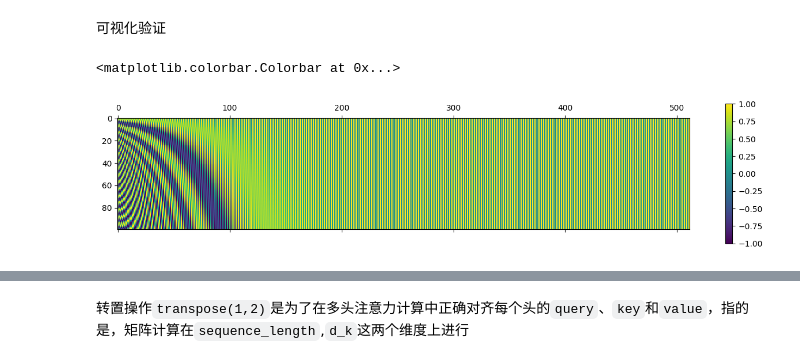
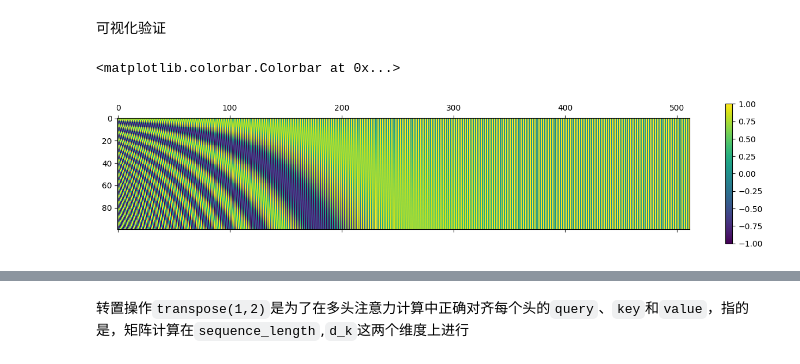
Before and after one commit to KevinLeeLiang/transformer_demo, a Jupyter notebook: transformer.ipynb, the cells around one changed output, grey strips where cells are left out. Cells and saved outputs as stored; diff of their text form; code cells hidden in the pictures.

Commit message:
补充embeding模块和positionEncoder的可视化和部分工具的验证代码

```diff
--- a/transformer.ipynb
+++ b/transformer.ipynb
@@ -3,0 +84,3 @@
+# %%
+# 输入x是一个使用Variable封装的长整型张量, 形状是2 x 4
+x = Variable(torch.LongTensor([[100,2,421,508],[491,998,1,221]]))
@@ -24,22 +126,46 @@ $$
 import torch
 import torch.nn as nn
 import math
+# 定义位置编码器类, 我们同样把它看做一个层, 因此会继承nn.Module
 class PositionalEncoder(nn.Module):
-    def __init__(self, d_model, max_seq_len=80):
+    def __init__(self, d_model, dropout, max_seq_len=5000):
+        """位置编码器类的初始化函数, 共有三个参数, 分别是d_model: 词嵌入维度,
+        dropout: 置0比率, max_len: 每个句子的最大长度"""
         super().__init__()
+        # 实例化nn中预定义的Dropout层, 并将dropout传入其中, 获得对象self.dropout
+        self.dropout = nn.Dropout(p=dropout)
         self.d_model = d_model
-        # 创建一个常量PE矩阵
+        # 初始化一个位置编码矩阵, 它是一个0阵，矩阵的大小是max_seq_len x d_model
         pe = torch.zeros(max_seq_len, d_model)
+        # 初始化一个绝对位置矩阵, 在我们这里，词汇的绝对位置就是用它的索引去表示.
+        # 所以我们首先使用arange方法获得一个连续自然数向量，然后再使用unsqueeze方法拓展向量维度使其成为矩阵，
+        # 又因为参数传的是1，代表矩阵拓展的位置，会使向量变成一个max_len x 1 的矩阵，
         position = torch.arange(0, max_seq_len).unsqueeze(1)
-        div_term = torch.exp(2*torch.arange(0, d_model, 2)*-(math.log(10000.0))/d_model)
+        # 绝对位置矩阵初始化之后，接下来就是考虑如何将这些位置信息加入到位置编码矩阵中，
+        # 最简单思路就是先将max_len x 1的绝对位置矩阵， 变换成max_len x d_model形状，然后覆盖原来的初始位置编码矩阵即可，
+        # 要做这种矩阵变换，就需要一个1xd_model形状的变换矩阵div_term，我们对这个变换矩阵的要求除了形状外，
+        # 还希望它能够将自然数的绝对位置编码缩放成足够小的数字，有助于在之后的梯度下降过程中更快的收敛.  这样我们就可以开始初始化这个变换矩阵了.
+        # 首先使用arange获得一个自然数矩阵， 但是细心的同学们会发现， 我们这里并没有按照预计的一样初始化一个1xd_model的矩阵，
+        # 而是有了一个跳跃，只初始化了一半即1xd_model/2 的矩阵。 为什么是一半呢，其实这里并不是真正意义上的初始化了一半的矩阵，
+        # 我们可以把它看作是初始化了两次，而每次初始化的变换矩阵会做不同的处理，第一次初始化的变换矩阵分布在正弦波上， 第二次初始化的变换矩阵分布在余弦波上，
+        # 并把这两个矩阵分别填充在位置编码矩阵的偶数和奇数位置上，组成最终的位置编码矩阵.
+        div_term = torch.exp(torch.arange(0, d_model, 2)*-(math.log(10000.0))/d_model)
         pe[:,0::2] = torch.sin(position*div_term)
         pe[:,1::2] = torch.cos(position*div_term)
+        # 这样我们就得到了位置编码矩阵pe, pe现在还只是一个二维矩阵，要想和embedding的输出（一个三维张量）相加，
+        # 就必须拓展一个维度，所以这里使用unsqueeze拓展维度.
         pe = pe.unsqueeze(0)
+        # 最后把pe位置编码矩阵注册成模型的buffer，什么是buffer呢，
+        # 我们把它认为是对模型效果有帮助的，但是却不是模型结构中超参数或者参数，不需要随着优化步骤进行更新的增益对象.
+        # 注册之后我们就可以在模型保存后重加载时和模型结构与参数一同被加载.
         self.register_buffer('pe', pe)
 
     def forward(self, x):
-        # 使得单词嵌入表示相对大一些
-        x = x * math.sqrt(self.d_model)
-        seq_len = x.size(1)
-        x = x + self.pe[:,:seq_len]
-        return x
+        """forward函数的参数是x, 表示文本序列的词嵌入表示"""
+        # 在相加之前我们对pe做一些适配工作， 将这个三维张量的第二维也就是句子最大长度的那一维将切片到与输入的x的第二维相同即x.size(1)，
+        # 因为我们默认max_len为5000一般来讲实在太大了，很难有一条句子包含5000个词汇，所以要进行与输入张量的适配.
+        # 最后使用Variable进行封装，使其与x的样式相同，但是它是不需要进行梯度求解的，因此把requires_grad设置成false.
+        x = x + Variable(self.pe[:, :x.size(1)],
+                         requires_grad=False)
+        # 最后使用self.dropout对象进行'丢弃'操作, 并返回结果.
+        return self.dropout(x)
@@ -46,12 +188,12 @@ class PositionalEncoder(nn.Module):
 # %% [markdown]
 可视化验证
 # %%
-y = PositionalEncoder(512, 100)
+y = PositionalEncoder(512, 0.1, 100)
 import numpy as np
 import matplotlib.pyplot as plt
 z = y.pe.squeeze(0)
 cax = plt.matshow(z)
 plt.gcf().colorbar(cax)
 # %% [output]
 <matplotlib.colorbar.Colorbar at 0x...>
-[figure, old version]
+[figure, new version]
```
Also changed, not shown: parts of 31 cells of this notebook.
